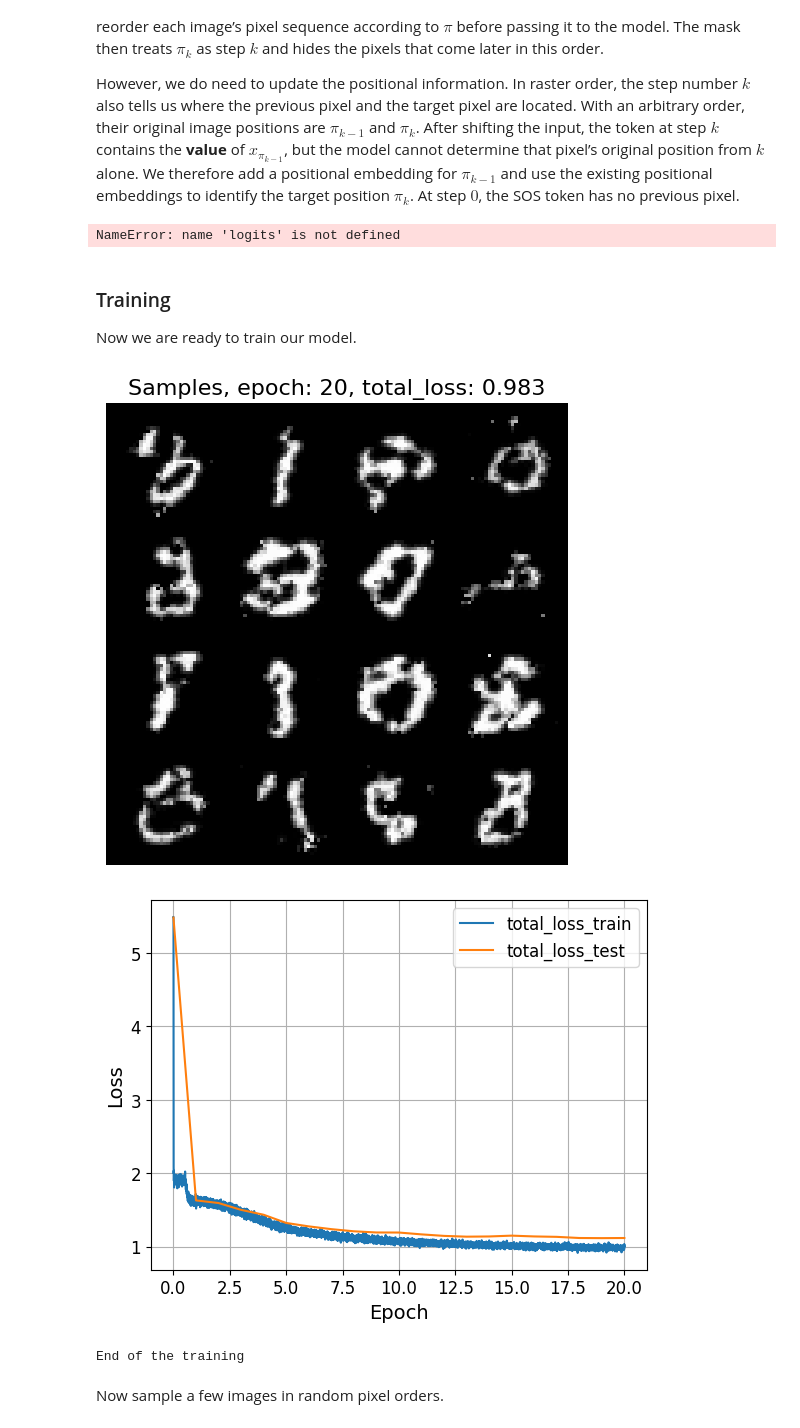
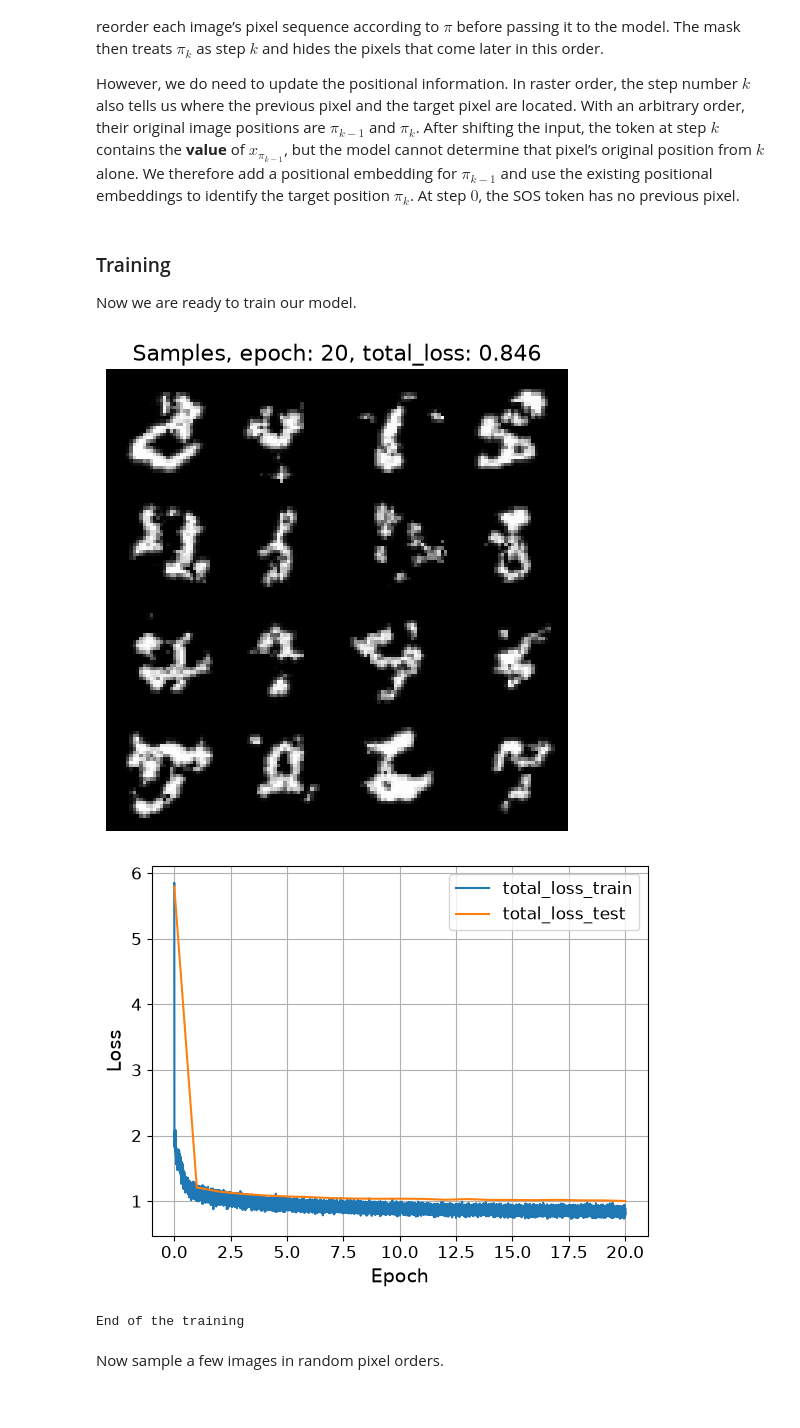
Before and after one commit to collateraris/ML_courses_GenAI_NLP, a Jupyter notebook: scientificProject/GenAI/2026/hw1.ipynb, the cells around one changed output. Cells and saved outputs as stored; diff of their text form; code cells hidden in the pictures.

```diff
--- a/scientificProject/GenAI/2026/hw1.ipynb
+++ b/scientificProject/GenAI/2026/hw1.ipynb
@@ -567,7 +567,7 @@ class AnyOrderImageGPT(ImageGPT):
         # 4) prepend zeros for SOS, then add these previous-position embeddings
         positions = order.transpose(0, 1)
         target_positions = self.position_embeddings(positions)
-        prev_pos = self.previous_position_embeddings[positions[: -1]]
+        previous_positions = self.previous_position_embeddings(positions[: -1])
         previous_positions = torch.cat((
                     torch.zeros_like(embeddings[:1]), previous_positions
                 ), dim=0)  # SOS has no previous pixel position.
@@ -585,7 +585,7 @@ class AnyOrderImageGPT(ImageGPT):
         # of causal attention
 
         # ====
-        x = x.permute(1, 0)
+        x = torch.gather(x, dim=1, index=order.long()).permute(1, 0)
 
         embeddings = self.token_embeddings(x)  # (length, batch_size, emb_size)
         embeddings = self.add_sos_token(embeddings)
@@ -596,8 +596,8 @@ class AnyOrderImageGPT(ImageGPT):
         # 1) apply all decoder layers
         # 2) apply final LayerNorm and Linear layer
         for layer in self.layers:
-                    embeddings = layer(embeddings)
-        logits =  self.head(self.final_norm(embeddings)).permute(1, 0, 2)
+            embeddings = layer(embeddings)
+        logits = self.head(self.final_norm(embeddings))
         # ====
 
         return logits.permute(1, 0, 2)  # (length, batch_size, emb_size) -> (batch_size, length, emb_size)
@@ -664,8 +664,6 @@ def test_any_order_image_gpt() -> None:
 
 
 test_any_order_image_gpt()
-# %% [output]
-NameError: name 'logits' is not defined
 # %% [markdown]
 ### Training
 
@@ -673,33 +671,32 @@ Now we are ready to train our model.
 # %%
 # ====
 # your code
 # choose these parameters
-EPOCHS =
-BATCH_SIZE =
-LR =
-
-EMB_DIM =
-NUM_HEADS =
-NUM_LAYERS =
+EPOCHS = 20
+BATCH_SIZE = 64
+LR = 3e-4
+EMB_DIM = 128
+NUM_HEADS = 4
+NUM_LAYERS = 4
 # ====
 
 any_order_gpt = AnyOrderImageGPT((32, 32), EMB_DIM, NUM_HEADS, NUM_LAYERS)
 optimizer = torch.optim.Adam(any_order_gpt.parameters(), lr=LR)
 
 train_model(
     any_order_gpt,
     train_loader,
     test_loader,
     epochs=EPOCHS,
     optimizer=optimizer,
     device=DEVICE,
     n_samples=16, # Remember the inference is slow, so, you can lower the value
     visualize_samples=True, # or you can turn off sampling by setting `visualize_samples=False`
     use_amp=True
 )
 # %% [output]
-[figure, old version]
+[figure, new version]
-[figure, old version]
+[figure, new version]
 End of the training
 # %% [markdown]
 Now sample a few images in random pixel orders.
```
Also changed, not shown: parts of 5 cells of this notebook.
